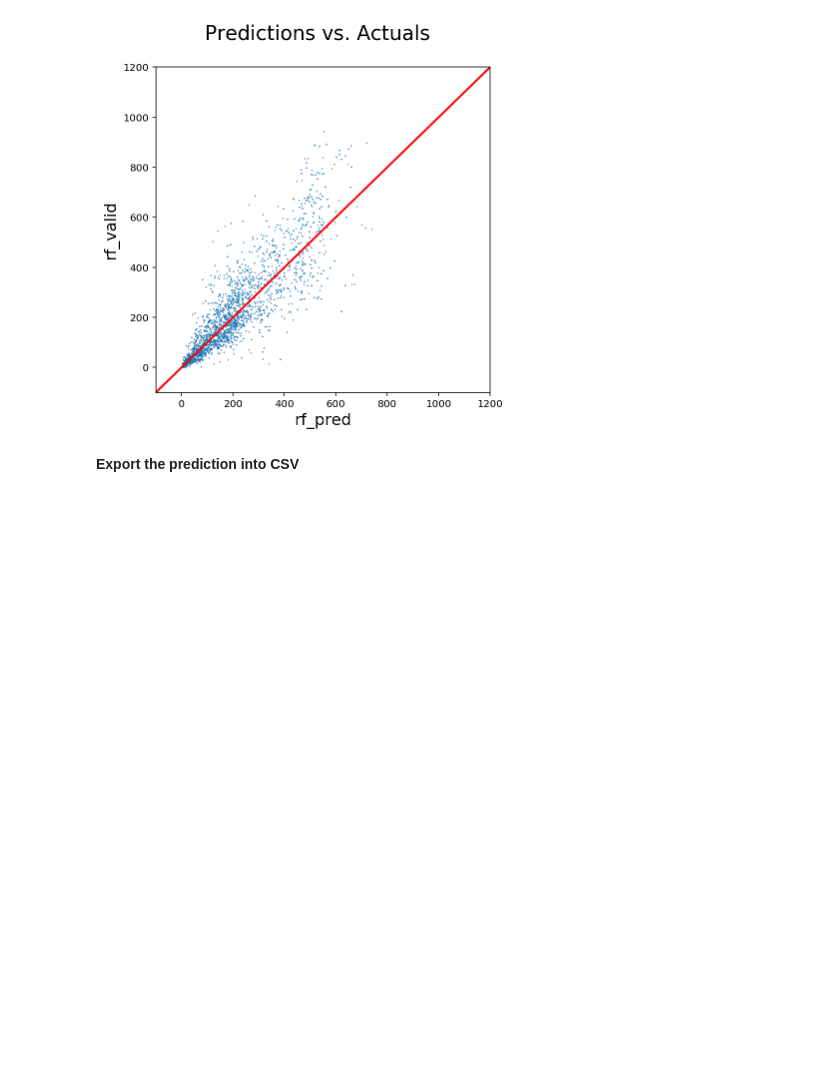
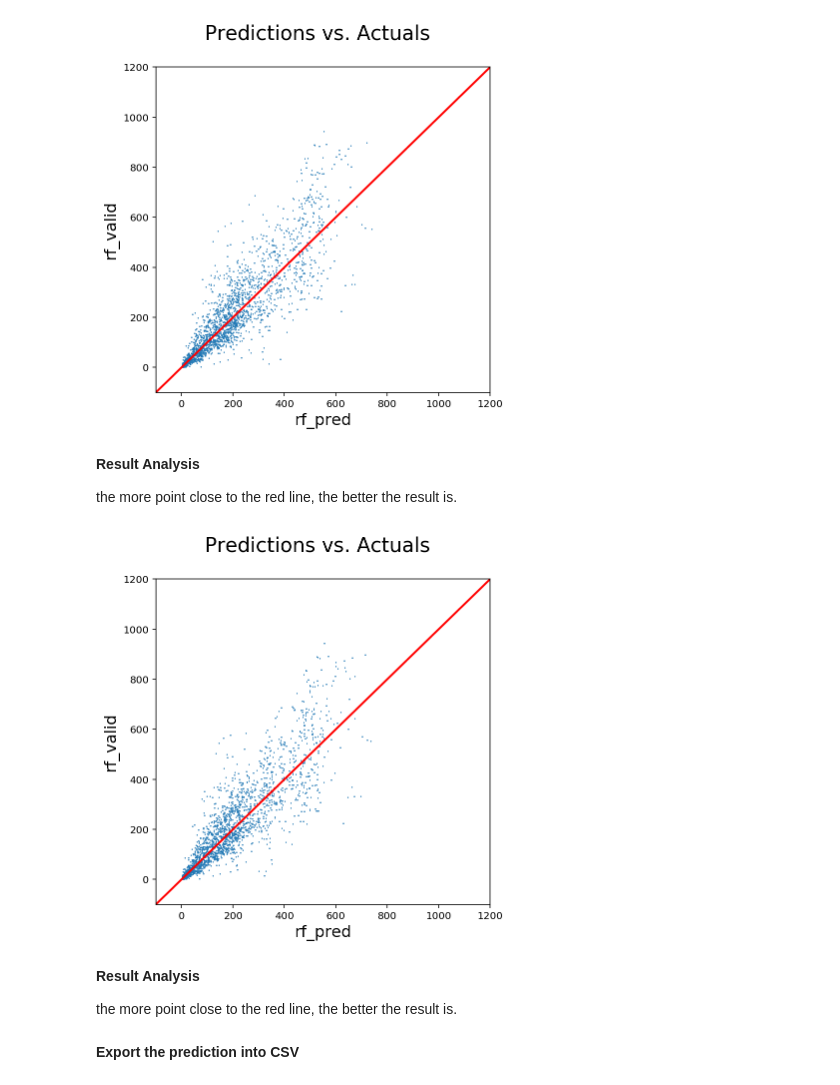
Before and after one commit to huizhewang/INFO7390, a Jupyter notebook: bike sharing demand.ipynb, the cells around one changed output. Drawn from its saved outputs; the diff is of its cells as text; code cells hidden in the pictures; blank space fills up the shorter version.

```diff
--- a/bike sharing demand.ipynb
+++ b/bike sharing demand.ipynb
@@ -640,6 +705,27 @@ plt.ylabel('rf_valid',fontsize = 16)
 plt.show()
 # %% [output]
 [figure]
+# %% [markdown]
+**Result Analysis**
+
+the more point close to the red line, the better the result is.
+# %%
+# Random Forest's predictions vs. actuals
+plt.figure(figsize = (6,6))
+plt.scatter(rf_p_total, rf_t_total, s = 0.2)
+plt.xlim(-100, 1200)
+plt.ylim(-100, 1200)
+plt.plot([-100, 1200],[-100, 1200], color ='r', linestyle = '-', linewidth = 2)
+plt.suptitle('Predictions vs. Actuals', fontsize = 20)
+plt.xlabel('rf_pred',fontsize = 16)
+plt.ylabel('rf_valid',fontsize = 16)
+plt.show()
+# %% [output]
+[figure, added]
+# %% [markdown]
+**Result Analysis**
+
+the more point close to the red line, the better the result is.
 # %% [markdown]
 **Export the prediction into CSV**
 # %%
```
Also changed, not shown: parts of 68 cells of this notebook.
